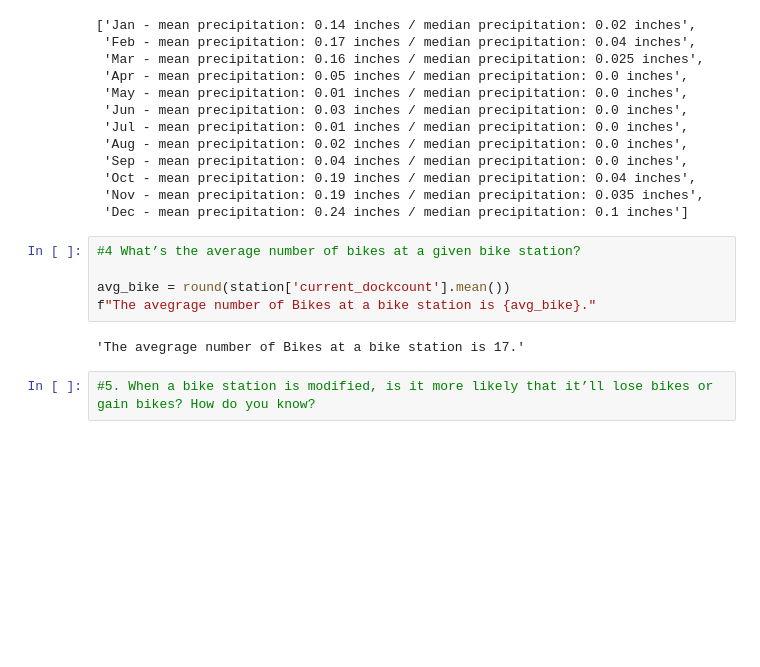
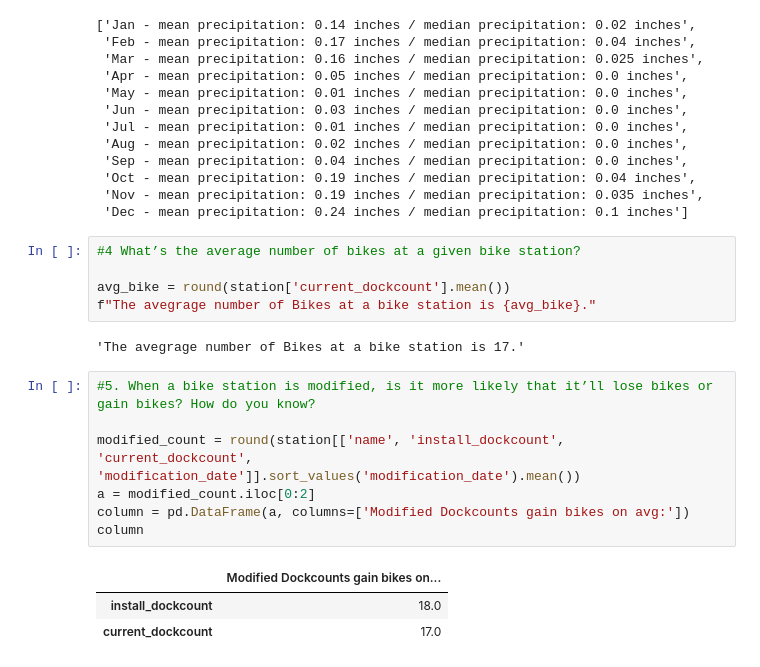
Before and after one commit to Marleyman876/data-analysis-bike, a Jupyter notebook: bike-stats.ipynb, the cells around one changed output. Drawn from its saved outputs; the diff is of its cells as text; blank space fills up the shorter version.

```diff
--- a/bike-stats.ipynb
+++ b/bike-stats.ipynb
@@ -107,3 +108,12 @@ f"The avegrage number of Bikes at a bike station is {avg_bike}."
 'The avegrage number of Bikes at a bike station is 17.'
 # %%
 #5. When a bike station is modified, is it more likely that it’ll lose bikes or gain bikes? How do you know?
+
+modified_count = round(station[['name', 'install_dockcount', 'current_dockcount', 'modification_date']].sort_values('modification_date').mean())
+a = modified_count.iloc[0:2]
+column = pd.DataFrame(a, columns=['Modified Dockcounts gain bikes on avg:'])
+column
+# %% [output]
+|  | Modified Dockcounts gain bikes on... |
+| install_dockcount | 18.0 |
+| current_dockcount | 17.0 |
```
Also changed, not shown: parts of 2 cells of this notebook, 1 other file.
